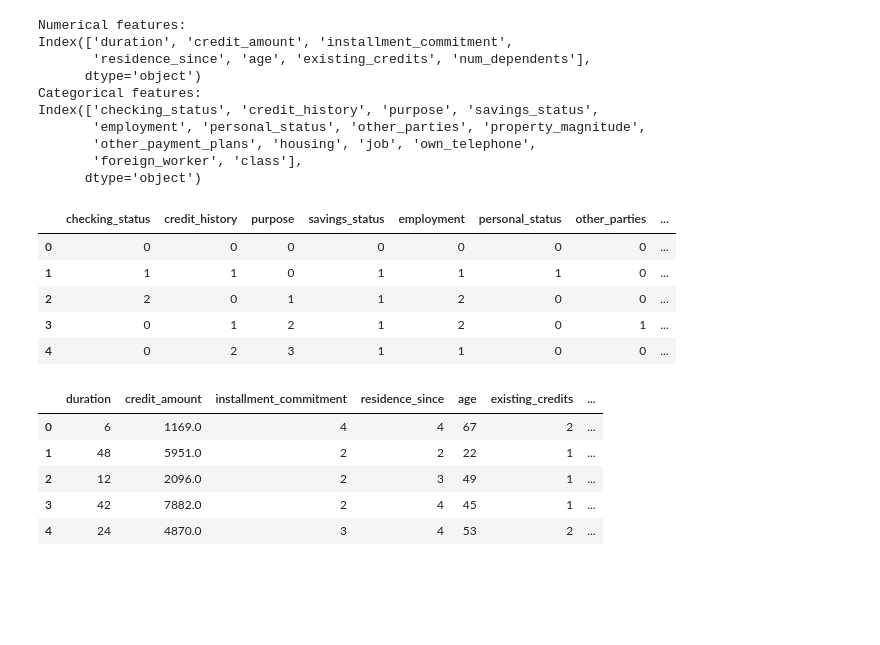
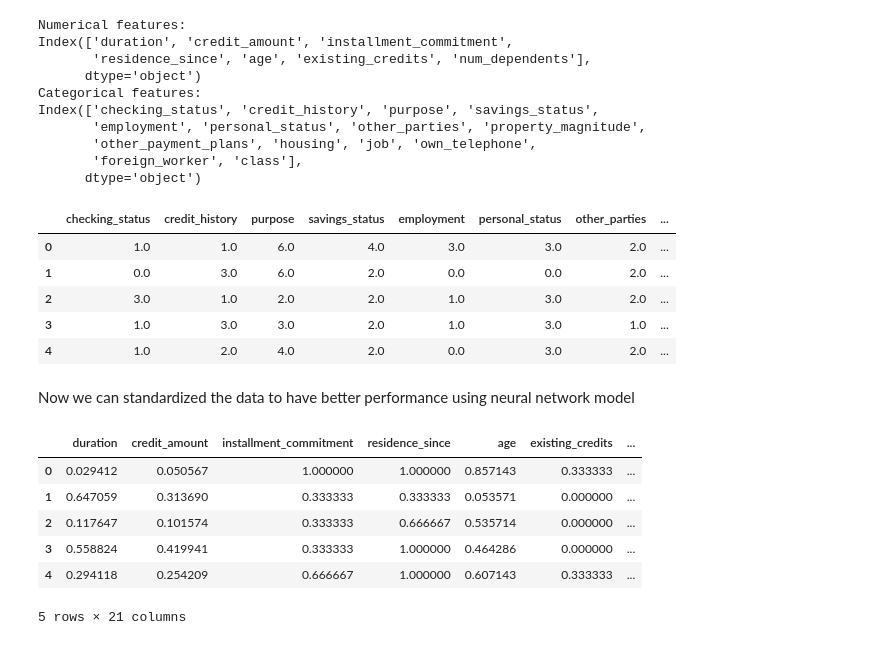
Before and after one commit to EmanueleLippi/AI-in-Credit-Risk-Modeling, a Jupyter notebook: notebook/notebook.ipynb, the cells around one changed output. Saved outputs shown, nothing was run; the diff lists cells and outputs as text; code cells hidden in the pictures; blank space fills up the shorter version.

Commit message:
Terminated analysis with openml dataset credit-g

```diff
--- a/notebook/notebook.ipynb
+++ b/notebook/notebook.ipynb
@@ -90,7 +142,7 @@ dtype: int64
 # %%
-# step 3 - Data Preprocessing
-# divido il dataset in categorical e numerical features
-numerical_features = df.select_dtypes(include=['int64', 'float64'])
+# first we separate numerical and categorical features
+numerical_features = numerical_cols
+categorical_features = df.select_dtypes(include=['category'])
 
 print("Numerical features:")
 print(numerical_features.columns)
@@ -110,23 +162,19 @@ Index(['checking_status', 'credit_history', 'purpose', 'savings_status',
        'foreign_worker', 'class'],
       dtype='object')
 # %%
-# step 5 - Feature Engeneering
-# converto le categorical in variabili numeriche tramite one-hot encoding
-def encode_categorical(cat):
-    for col in cat.columns:
-        unique_vals = cat[col].unique()
-        mapping = {val: idx for idx, val in enumerate(unique_vals)}
-        cat[col] = cat[col].map(mapping)
-    return cat
-
-cat_encoded = encode_categorical(categorical_features)
+# we need to convert categorical features into numerical using ordinal encoding to presever the natual order of the categories
+from sklearn.preprocessing import OrdinalEncoder
+ordinal_encoder = OrdinalEncoder()
+categorical_features_encoded = pd.DataFrame(ordinal_encoder.fit_transform(categorical_features), columns=categorical_features.columns)
 # %%
-# display delle prime righe delle categorical encode
-cat_encoded.head()
+# display the first rows of the encoded categorical features to verify the conversion
+categorical_features_encoded.head()
 # %% [output]
 |  | checking_status | credit_history | purpose | savings_status | employment | personal_status | other_parties | ... |
-| 0 | 0 | 0 | 0 | 0 | 0 | 0 | 0 | ... |
-| 1 | 1 | 1 | 0 | 1 | 1 | 1 | 0 | ... |
-| 2 | 2 | 0 | 1 | 1 | 2 | 0 | 0 | ... |
-| 3 | 0 | 1 | 2 | 1 | 2 | 0 | 1 | ... |
-| 4 | 0 | 2 | 3 | 1 | 1 | 0 | 0 | ... |
+| 0 | 1.0 | 1.0 | 6.0 | 4.0 | 3.0 | 3.0 | 2.0 | ... |
+| 1 | 0.0 | 3.0 | 6.0 | 2.0 | 0.0 | 0.0 | 2.0 | ... |
+| 2 | 3.0 | 1.0 | 2.0 | 2.0 | 1.0 | 3.0 | 2.0 | ... |
+| 3 | 1.0 | 3.0 | 3.0 | 2.0 | 1.0 | 3.0 | 1.0 | ... |
+| 4 | 1.0 | 2.0 | 4.0 | 2.0 | 0.0 | 3.0 | 2.0 | ... |
+# %% [markdown]
+Now we can standardized the data to have better performance using neural network model
@@ -133,12 +186,13 @@ cat_encoded.head()
 # %%
-# ora ricombino le 2 tipologie di features in un unico DataFrame
-df_proc = pd.concat([numerical_features, cat_encoded], axis=1)
+# combine numerical and encoded categorical features into a single dataframe
+df_proc = pd.concat([numerical_features_scaled, categorical_features_encoded], axis=1)
 df_proc.head()
 # %% [output]
 |  | duration | credit_amount | installment_commitment | residence_since | age | existing_credits | ... |
-| 0 | 6 | 1169.0 | 4 | 4 | 67 | 2 | ... |
-| 1 | 48 | 5951.0 | 2 | 2 | 22 | 1 | ... |
-| 2 | 12 | 2096.0 | 2 | 3 | 49 | 1 | ... |
-| 3 | 42 | 7882.0 | 2 | 4 | 45 | 1 | ... |
-| 4 | 24 | 4870.0 | 3 | 4 | 53 | 2 | ... |
+| 0 | 0.029412 | 0.050567 | 1.000000 | 1.000000 | 0.857143 | 0.333333 | ... |
+| 1 | 0.647059 | 0.313690 | 0.333333 | 0.333333 | 0.053571 | 0.000000 | ... |
+| 2 | 0.117647 | 0.101574 | 0.333333 | 0.666667 | 0.535714 | 0.000000 | ... |
+| 3 | 0.558824 | 0.419941 | 0.333333 | 1.000000 | 0.464286 | 0.000000 | ... |
+| 4 | 0.294118 | 0.254209 | 0.666667 | 1.000000 | 0.607143 | 0.333333 | ... |
+5 rows × 21 columns
 # %%
```
Also changed, not shown: parts of 66 cells of this notebook, 1 other file.
